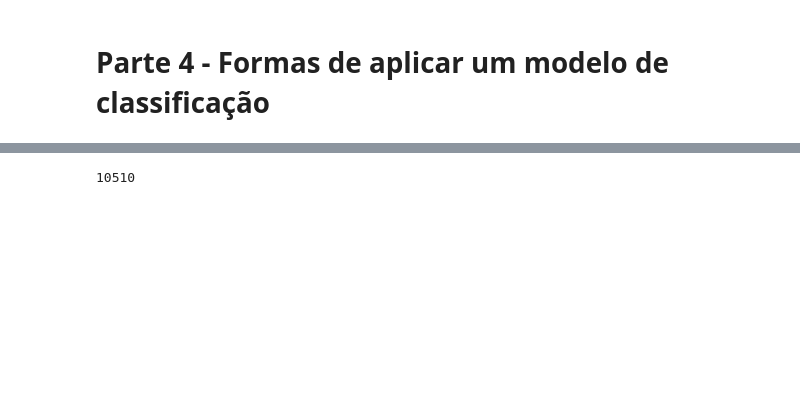
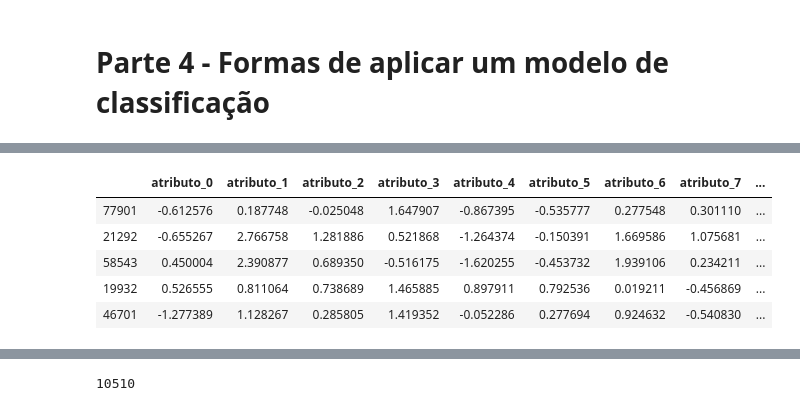
Before and after one commit to HolocronAnalytica/GrowthHacking1.0, a Jupyter notebook: Classificação/Classificação.ipynb, the cells around one changed output, grey strips where cells are left out. Saved outputs shown, nothing was run; the diff lists cells and outputs as text; code cells hidden in the pictures; blank space fills up the shorter version.

```diff
--- a/Classificação/Classificação.ipynb
+++ b/Classificação/Classificação.ipynb
@@ -371,2 +373,11 @@ X_test.head()
 # %%
 X_test["decil"] = pd.qcut(X_test.predict_proba, q=10, labels = [1,2,3,4,5,6,7,8,9,10], retbins = False)
+# %%
+X_test.head()
+# %% [output]
+|  | atributo_0 | atributo_1 | atributo_2 | atributo_3 | atributo_4 | atributo_5 | atributo_6 | atributo_7 | ... |
+| 77901 | -0.612576 | 0.187748 | -0.025048 | 1.647907 | -0.867395 | -0.535777 | 0.277548 | 0.301110 | ... |
+| 21292 | -0.655267 | 2.766758 | 1.281886 | 0.521868 | -1.264374 | -0.150391 | 1.669586 | 1.075681 | ... |
+| 58543 | 0.450004 | 2.390877 | 0.689350 | -0.516175 | -1.620255 | -0.453732 | 1.939106 | 0.234211 | ... |
+| 19932 | 0.526555 | 0.811064 | 0.738689 | 1.465885 | 0.897911 | 0.792536 | 0.019211 | -0.456869 | ... |
+| 46701 | -1.277389 | 1.128267 | 0.285805 | 1.419352 | -0.052286 | 0.277694 | 0.924632 | -0.540830 | ... |
```
Also changed, not shown: parts of 15 cells of this notebook.
